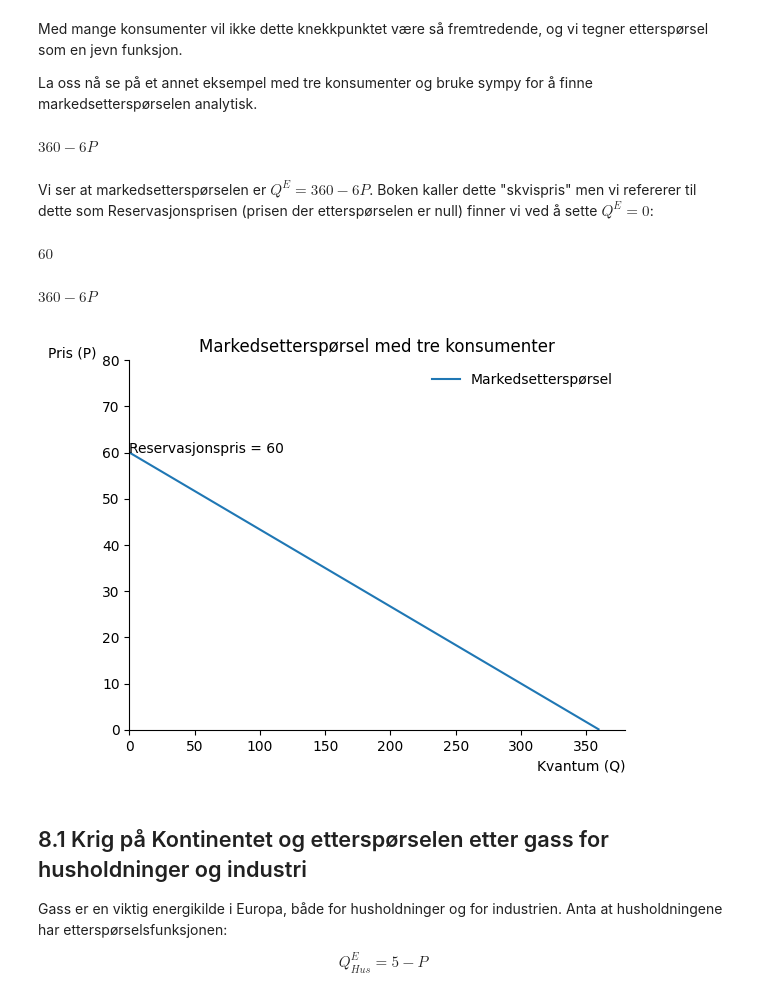
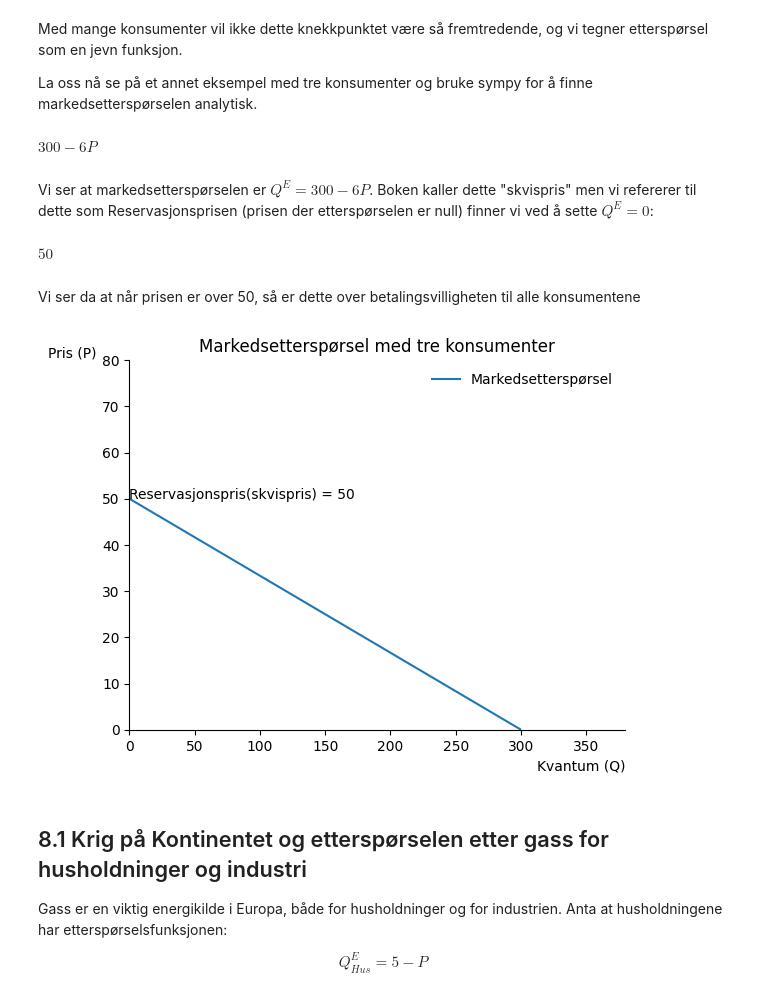
Before and after one commit to uit-sok-1303-v26/uit-sok-1303.v26.github.io, a Jupyter notebook: Markedsteori - Kapittel 8.ipynb, the cells around one changed output. Saved outputs shown, nothing was run; the diff lists cells and outputs as text; code cells hidden in the pictures.

```diff
--- a/Markedsteori - Kapittel 8.ipynb
+++ b/Markedsteori - Kapittel 8.ipynb
@@ -113,58 +113,47 @@ La oss nå se på et annet eksempel med tre konsumenter og bruke sympy for å fi
 
 Q1 = 100 - P
 Q2 = 100 - 2*P
-Q3 = 160 - 3*P
+Q3 = 100 - 3*P
 
 # Markedsetterspørsel (summen)
 Q_marked = Q1 + Q2 + Q3
 Q_marked_forenklet = sp.simplify(Q_marked)
 display(Q_marked_forenklet)
 # %% [output]
-$\displaystyle 360 - 6 P$
+$\displaystyle 300 - 6 P$
 # %% [markdown]
-Vi ser at markedsetterspørselen er $Q^E = 360 - 6P$. Boken kaller dette "skvispris" men vi refererer til dette som Reservasjonsprisen (prisen der etterspørselen er null) finner vi ved å sette $Q^E = 0$:
+Vi ser at markedsetterspørselen er $Q^E = 300 - 6P$. Boken kaller dette "skvispris" men vi refererer til dette som Reservasjonsprisen (prisen der etterspørselen er null) finner vi ved å sette $Q^E = 0$:
 # %%
 # Finn reservasjonsprisen (skvispris)
 P_res = sp.solve(Q_marked_forenklet, P)[0]
 P_res
 # %% [output]
-$\displaystyle 60$
+$\displaystyle 50$
-# %%
-# Eksempel med tre konsumenter
-
-Q1 = 100 - P
-Q2 = 100 - 2*P
-Q3 = 160 - 3*P
-
-# Markedsetterspørsel (summen)
-Q_marked = Q1 + Q2 + Q3
-Q_marked_forenklet = sp.simplify(Q_marked)
-display(Q_marked_forenklet)
-# %% [output]
-$\displaystyle 360 - 6 P$
+# %% [markdown]
+Vi ser da at når prisen er over 50, så er dette over betalingsvilligheten til alle konsumentene
 # %%
 # Tegn markedsetterspørselen
 
 p_num = np.linspace(0.1, 70, 100)
 
 def create_ax():
     fig, ax = plt.subplots()
     ax.set_ylabel('Pris (P)', loc='top', rotation=0)
     ax.set_xlabel('Kvantum (Q)', loc='right')
     ax.spines['top'].set_color('none')
     ax.spines['right'].set_color('none')
     return fig, ax
 
 fig, ax = create_ax()
-ax.plot(360 - 6*p_num, p_num, label='Markedsetterspørsel')
-ax.annotate('Reservasjonspris = 60', xy=(0, P_res), xytext=(0, P_res))
+ax.plot(300 - 6*p_num, p_num, label='Markedsetterspørsel')
+ax.annotate('Reservasjonspris(skvispris) = 50', xy=(0, P_res), xytext=(0, P_res))
 
 
 ax.set(xlim=(0, 380), ylim=(0, 80))
 ax.set_title('Markedsetterspørsel med tre konsumenter')
 ax.legend(loc='best', frameon=False);
 # %% [output]
-[figure, old version]
+[figure, new version]
 # %% [markdown]
 ## 8.1 Krig på Kontinentet og etterspørselen etter gass for husholdninger og industri
 
```
